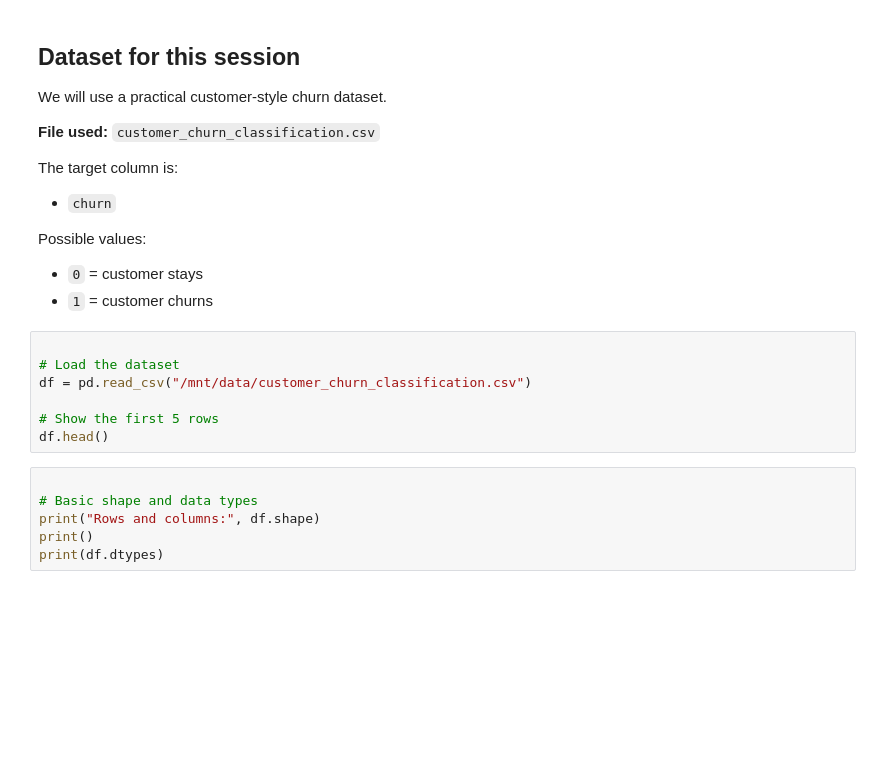
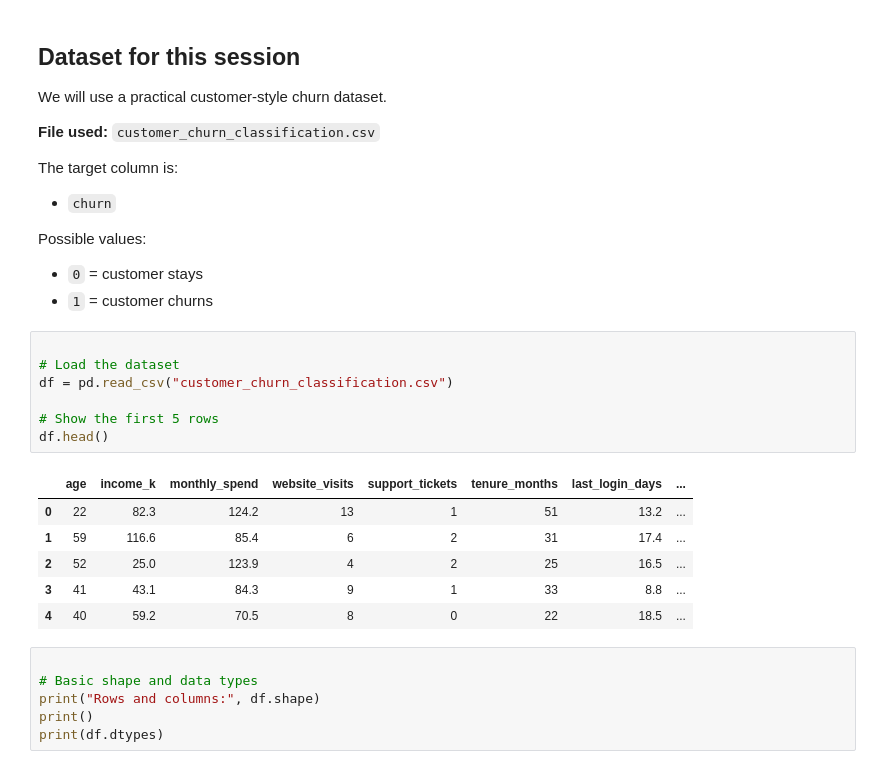
Before and after one commit to luhaibingster/data-science-python, a Jupyter notebook: week1/13_Machine_learning_3.ipynb, the cells around one changed output. Drawn from its saved outputs; the diff is of its cells as text; blank space fills up the shorter version.

```diff
--- a/week1/13_Machine_learning_3.ipynb
+++ b/week1/13_Machine_learning_3.ipynb
@@ -172,10 +95,17 @@ Possible values:
 # %%
 
 # Load the dataset
-df = pd.read_csv("/mnt/data/customer_churn_classification.csv")
+df = pd.read_csv("customer_churn_classification.csv")
 
 # Show the first 5 rows
 df.head()
+# %% [output]
+|  | age | income_k | monthly_spend | website_visits | support_tickets | tenure_months | last_login_days | ... |
+| 0 | 22 | 82.3 | 124.2 | 13 | 1 | 51 | 13.2 | ... |
+| 1 | 59 | 116.6 | 85.4 | 6 | 2 | 31 | 17.4 | ... |
+| 2 | 52 | 25.0 | 123.9 | 4 | 2 | 25 | 16.5 | ... |
+| 3 | 41 | 43.1 | 84.3 | 9 | 1 | 33 | 8.8 | ... |
+| 4 | 40 | 59.2 | 70.5 | 8 | 0 | 22 | 18.5 | ... |
 # %%
 
 # Basic shape and data types
```
Also changed, not shown: parts of 36 cells of this notebook, 6 other files.
